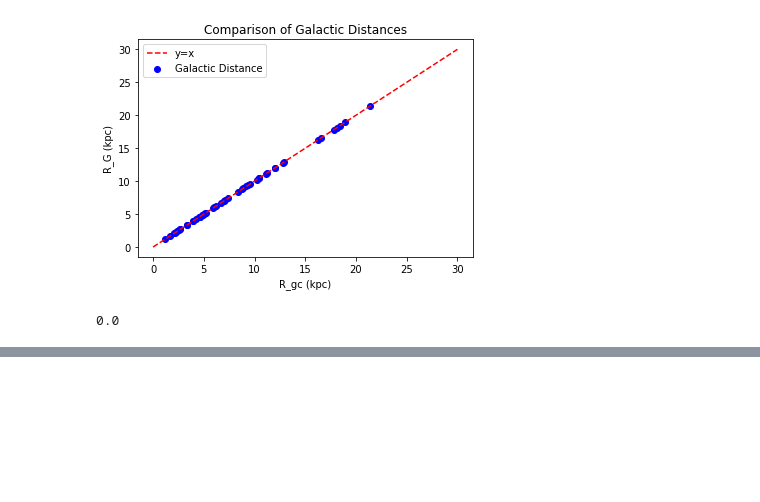
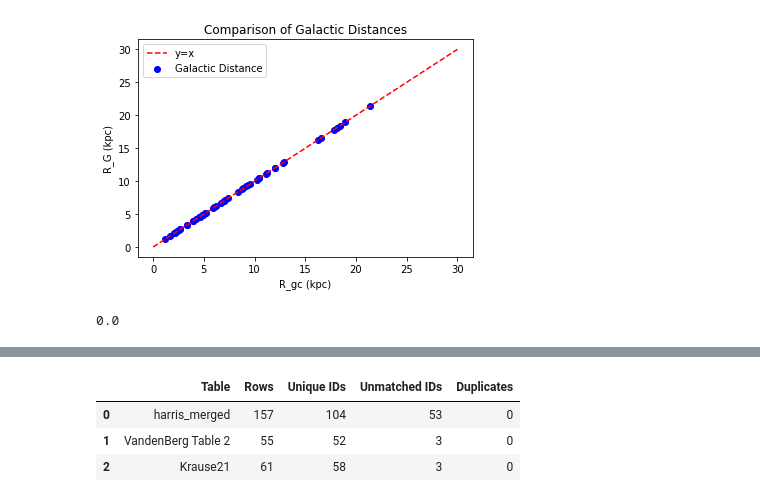
Before and after one commit to FeymanMCSQ/PHYS3116-Computational-Assignment, a Jupyter notebook: Daniel's Folder/mergerCode.ipynb, the cells around one changed output, grey strips where cells are left out. Cells and saved outputs as stored; diff of their text form; code cells hidden in the pictures; blank space fills up the shorter version.

```diff
--- a/Daniel's Folder/mergerCode.ipynb
+++ b/Daniel's Folder/mergerCode.ipynb
@@ -196,0 +195,14 @@ No handles with labels found to put in legend.
+# %%
+summary = pd.DataFrame({
+    'Table': ['harris_merged', 'VandenBerg Table 2', 'Krause21'],
+    'Rows': [harris_merged.shape[0], VDB.shape[0], Krause21.shape[0]],
+    'Unique IDs': [harris_merged['NGC_number'].nunique(), VDB['NGC_number'].nunique(), Krause21['NGC_number'].nunique()],
+    'Unmatched IDs': [harris_merged['NGC_number'].isna().sum(), VDB['NGC_number'].isna().sum(), Krause21['NGC_number'].isna().sum()],
+    'Duplicates': [harris_merged['NGC_number'].dropna().duplicated().sum(), VDB['NGC_number'].dropna().duplicated().sum(), Krause21['NGC_number'].dropna().duplicated().sum()]
+})
+display(summary)
+# %% [output]
+|  | Table | Rows | Unique IDs | Unmatched IDs | Duplicates |
+| 0 | harris_merged | 157 | 104 | 53 | 0 |
+| 1 | VandenBerg Table 2 | 55 | 52 | 3 | 0 |
+| 2 | Krause21 | 61 | 58 | 3 | 0 |
```
Also changed, not shown: parts of 3 cells of this notebook.
